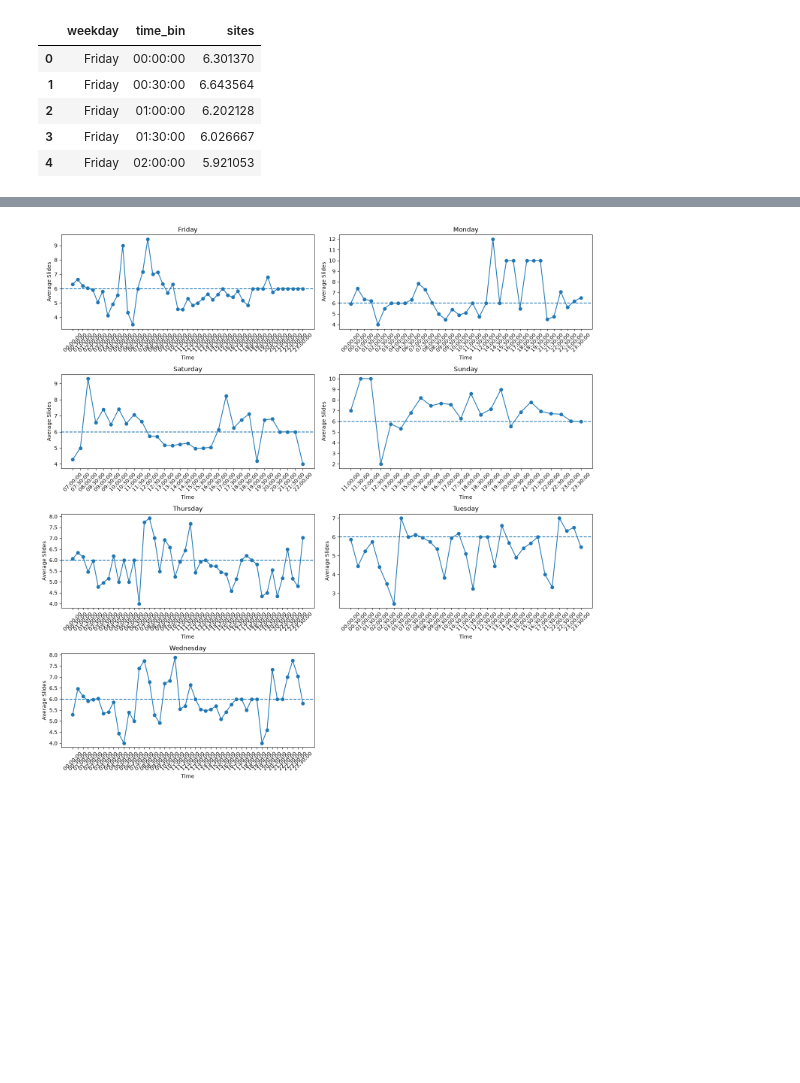
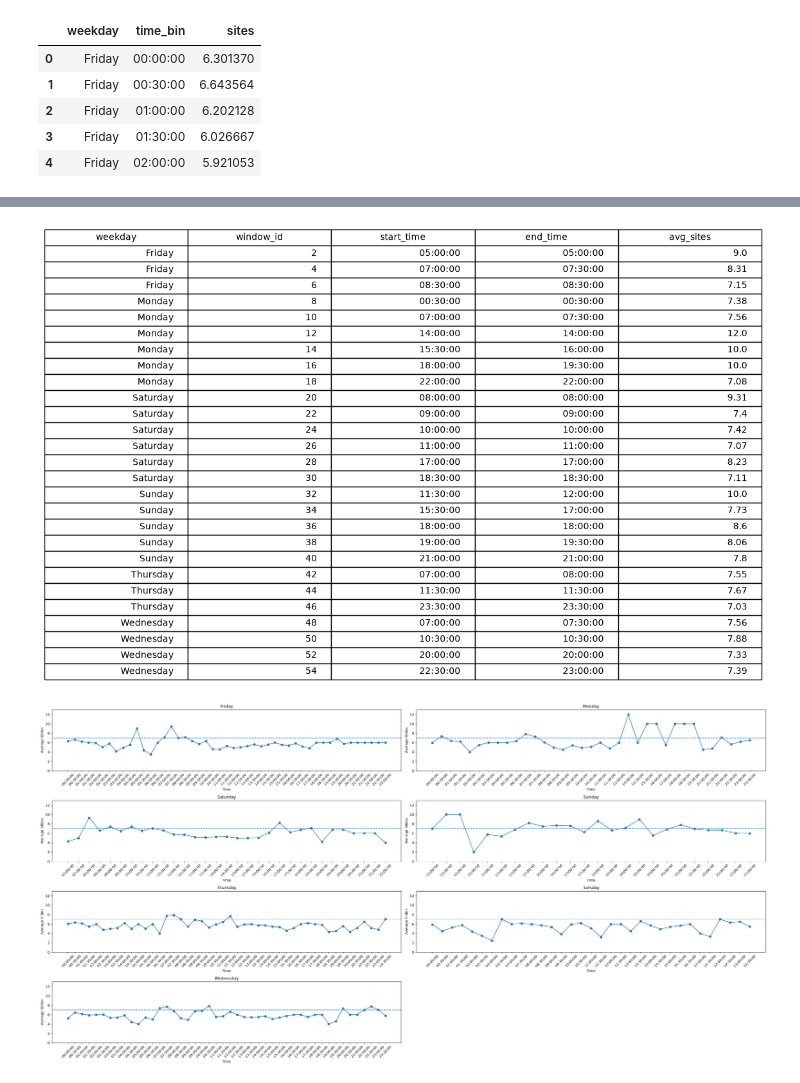
Before and after one commit to victoria-ann/metafer_usage, a Jupyter notebook: metafer_usage/notebook/EDA_Metafer_Usage.ipynb, the cells around one changed output, grey strips where cells are left out. Drawn from its saved outputs; the diff is of its cells as text; code cells hidden in the pictures; blank space fills up the shorter version.

```diff
--- a/metafer_usage/notebook/EDA_Metafer_Usage.ipynb
+++ b/metafer_usage/notebook/EDA_Metafer_Usage.ipynb
@@ -175,6 +180,10 @@ for i, (month, data) in enumerate(daily_totals.groupby('month')):
     ax.set_title(f"Month {month}")
     ax.tick_params(axis='x', rotation=45)
 
+# Remove unused subplot if you have one
+for j in range(i + 1, len(axes)):
+    axes[j].remove()
+
 plt.tight_layout()
 plt.show()
 # %% [output]
@@ -341,6 +497,8 @@ for i, (day, data) in enumerate(usage_day_time.groupby('weekday')):
         marker='o'
     )
 
+    ax.set_ylim(ymin=0, ymax=13)
+
     ax.set_title(day)
     ax.set_xlabel("Scan Time")
     ax.set_ylabel("Average Sites Scanned")
@@ -358,7 +516,7 @@ plt.show()
 #threshold = (usage_day_time['sites'].quantile(0.25))
 
 # Define threshold as the number of sites that can reasonably be scanned in a 30 minute time bin
-threshold = 6
+threshold = 7
 usage_day_time['active'] = (usage_day_time['sites']>threshold)
 usage_day_time.head()
 # %% [output]
@@ -434,32 +592,52 @@ print(windows_all.head(20))
+# %%
+fig, ax = plt.subplots(figsize=(12, 4))
+ax.axis("off")
+
+table = ax.table(
+    cellText=windows_all.values,
+    colLabels=windows_all.columns,
+    loc="center"
+)
+
+table.auto_set_font_size(False)
+table.set_fontsize(10)
+table.scale(1.2, 1.5)
+
+plt.savefig("preliminary_active_window_summary.png", dpi=300, bbox_inches="tight")
+plt.show()
+# %% [output]
+[figure, added]
 # %%
 # Add a threshold line to the scanning times plot
-fig, axes = plt.subplots(4, 2, figsize=(15, 15))
+fig, axes = plt.subplots(4, 2, figsize=(30, 15))
 axes = axes.flatten()
 
 for i, (day, data) in enumerate(usage_day_time.groupby('weekday')):
     ax = axes[i]
 
     ax.plot(
         data['time_bin'].astype(str),
         data['sites'],
         marker='o'
     )
 
     # Add a line showing the active threshold
     ax.axhline(
         threshold,
         linestyle='--'
     )
 
+    ax.set_ylim(ymin=0, ymax=13)
+
     ax.set_title(day)
     ax.set_xlabel("Time")
     ax.set_ylabel("Average Slides")
     ax.tick_params(axis='x', rotation=45)
 
 for j in range(i + 1, len(axes)):
     axes[j].remove()
 
 plt.tight_layout()
 plt.show()
 # %% [output]
-[figure, old version]
+[figure, new version]
```
Also changed, not shown: parts of 14 cells of this notebook, 17 other files.
